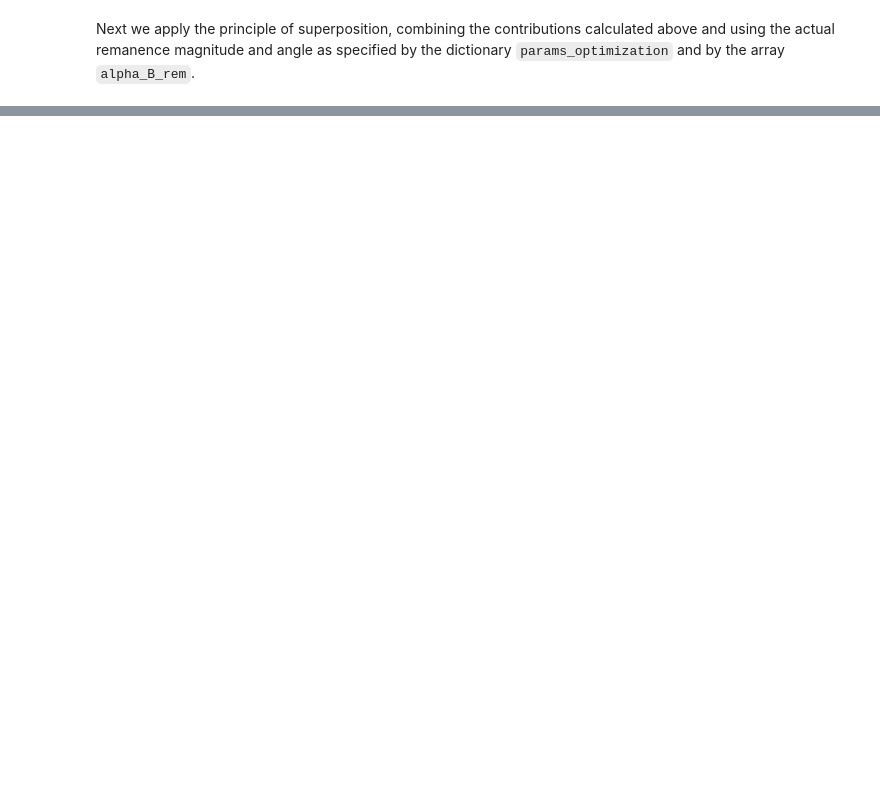
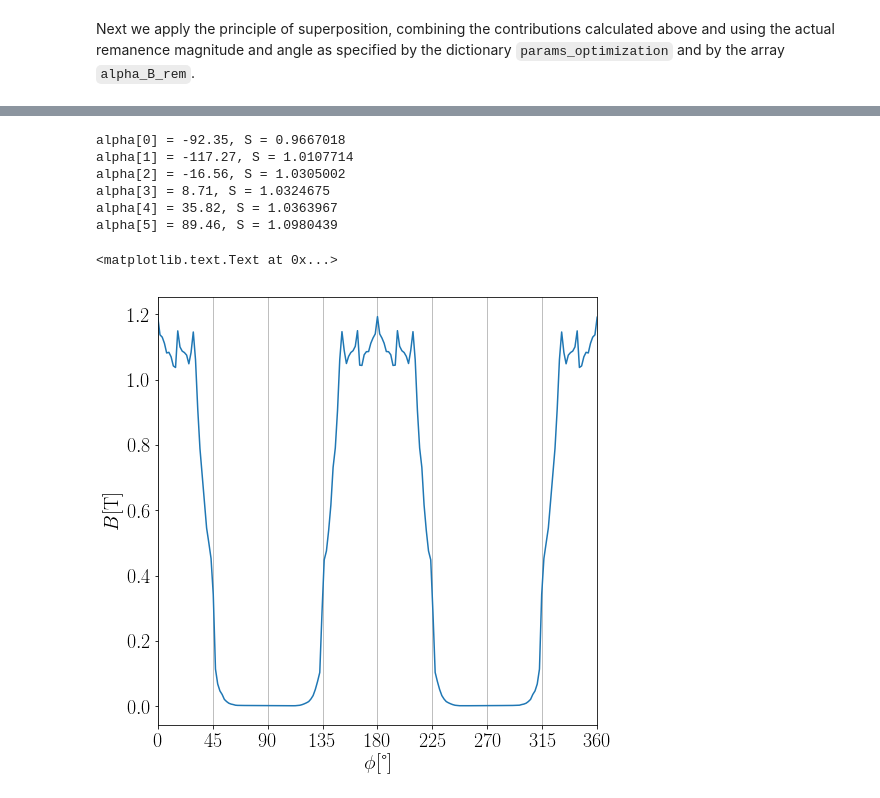
Before and after one commit to GabrielNandi/Gabriel-Garcia-Nandi, a Jupyter notebook: TeslaMax Optimization.ipynb, the cells around one changed output, grey strips where cells are left out. Saved outputs shown, nothing was run; the diff lists cells and outputs as text; code cells hidden in the pictures; blank space fills up the shorter version.

```diff
--- a/TeslaMax Optimization.ipynb
+++ b/TeslaMax Optimization.ipynb
@@ -284,0 +283,70 @@ print(dS_0)
+# %%
+alpha_B_rem_0 = [15,30,45,15,45,135]
+S_0 = calculate_funcional(points_air_gap,F_II_x,F_II_y,F_IV_x, F_IV_y, alpha_B_rem_0,params_optimization)
+
+gamma = 1e4
+max_iter = 50
+tol = 1e-6
+
+i = 0
+alpha_B_rem = alpha_B_rem_0.copy()
+S_old = S_0
+
+for i in range(0,len(alpha_B_rem)):
+
+    it_count = 0
+
+
+    while True:
+
+        dSdalpha = calculate_funcional_derivative(points_air_gap,F_II_x,F_II_y,F_IV_x, F_IV_y, alpha_B_rem, i, params_optimization)
+
+        dalpha = gamma * dSdalpha
+        alpha_B_rem[i] = alpha_B_rem[i] + dalpha
+
+        S = calculate_funcional(points_air_gap,F_II_x,F_II_y,F_IV_x, F_IV_y, alpha_B_rem,params_optimization)
+
+        dS_rel = abs((S - S_old)/S)
+        S_old = S
+
+
+        it_count = it_count + 1
+
+        max_iter_reached = it_count >= max_iter
+        converged = dS_rel < tol
+
+        if converged or max_iter_reached:
+            break
+
+    print("alpha[%d] = %.2f, S = %.7f" %(i, alpha_B_rem[i],S))
+# %% [output]
+alpha[0] = -92.35, S = 0.9667018
+alpha[1] = -117.27, S = 1.0107714
+alpha[2] = -16.56, S = 1.0305002
+alpha[3] = 8.71, S = 1.0324675
+alpha[4] = 35.82, S = 1.0363967
+alpha[5] = 89.46, S = 1.0980439
+# %%
+%matplotlib inline
+plt.rc('font',size=FONTSIZE)
+
+profile_fig = plt.figure(figsize=(FIGSIZE_INCHES,FIGSIZE_INCHES))
+profile_axes = profile_fig.add_subplot(111)
+
+params_reference = teslamax.expand_parameters_from_remanence_array(alpha_B_rem_0, params_optimization)
+teslamax_playground = 'C:\\Users\\fabiofortkamp\\code\\TeslaMax\\teslamax-play'
+
+tmm = TeslaMaxModel(params=params_reference,
+                   path=teslamax_playground)
+tmm.run()
+phi_vector, B_vector = tmm.get_profile_data().T
+
+profile_axes.plot(phi_vector,B_vector)
+profile_axes.set_xlim(0,np.max(phi_vector))
+profile_axes.set_xticks(np.linspace(0,np.max(phi_vector),9))
+profile_axes.xaxis.grid(True)
+profile_axes.set_xlabel(r'$\phi [\si{\degree}]$')
+profile_axes.set_ylabel(r'$B [\si{\tesla}]$')
+# %% [output]
+<matplotlib.text.Text at 0x...>
+[figure, added]
```
Also changed, not shown: parts of 6 cells of this notebook, 3 other files.
